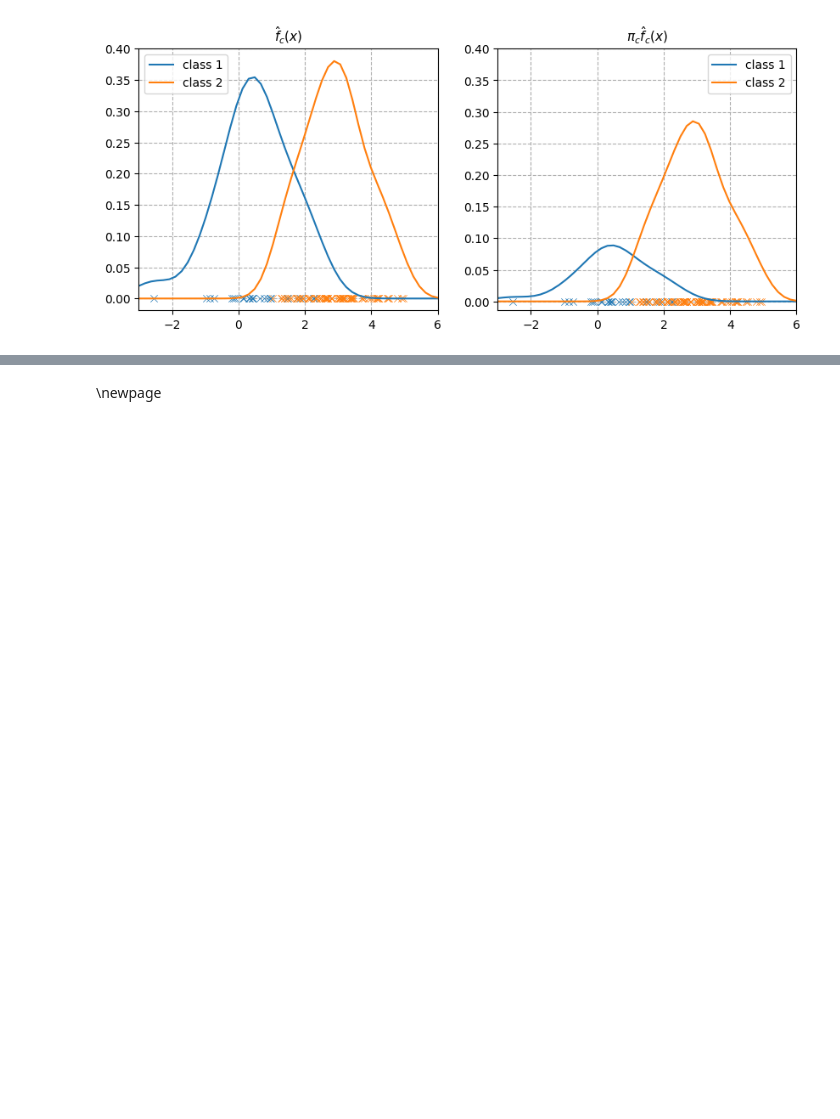
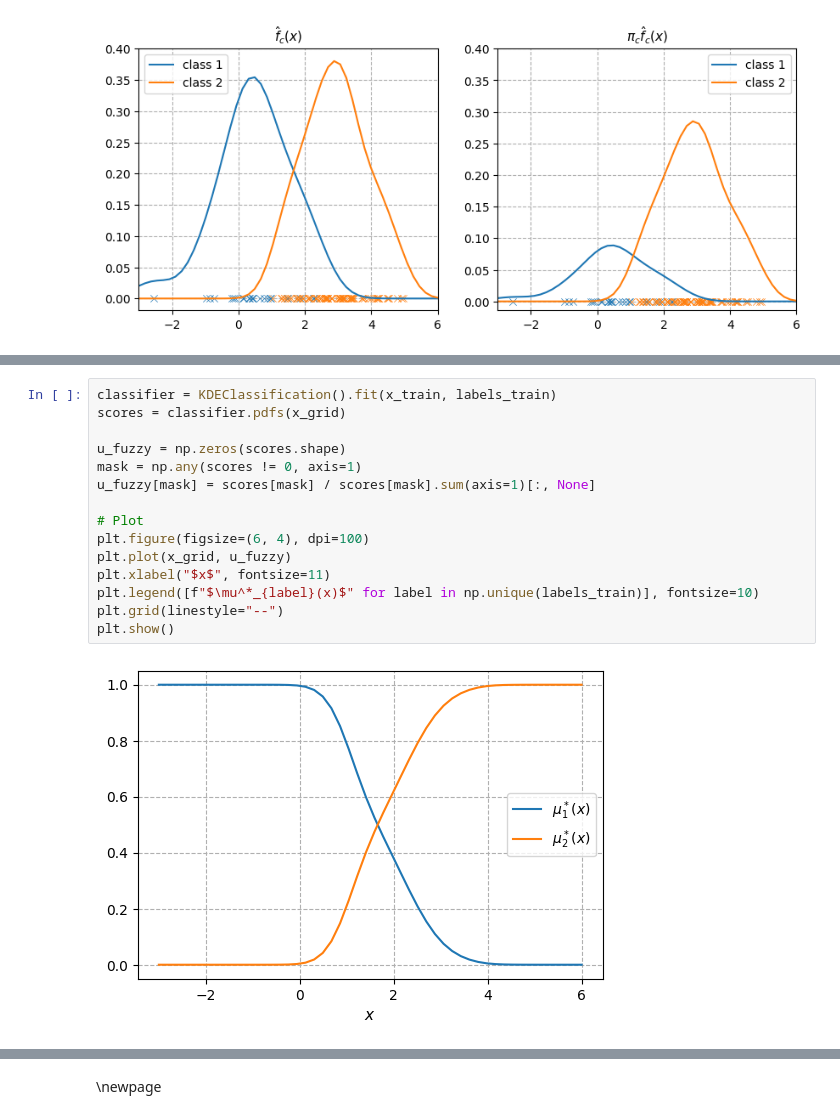
Before and after one commit to krystianfranus/kde-learn, a Jupyter notebook: notebooks/PhD_notes.ipynb, the cells around one changed output, grey strips where cells are left out. Cells and saved outputs as stored; diff of their text form; blank space fills up the shorter version.

```diff
--- a/notebooks/PhD_notes.ipynb
+++ b/notebooks/PhD_notes.ipynb
@@ -556,0 +583,17 @@ Dokładność na zbiorze treningowym: 93.000%
+# %%
+classifier = KDEClassification().fit(x_train, labels_train)
+scores = classifier.pdfs(x_grid)
+
+u_fuzzy = np.zeros(scores.shape)
+mask = np.any(scores != 0, axis=1)
+u_fuzzy[mask] = scores[mask] / scores[mask].sum(axis=1)[:, None]
+
+# Plot
+plt.figure(figsize=(6, 4), dpi=100)
+plt.plot(x_grid, u_fuzzy)
+plt.xlabel("$x$", fontsize=11)
+plt.legend([f"$\mu^*_{label}(x)$" for label in np.unique(labels_train)], fontsize=10)
+plt.grid(linestyle="--")
+plt.show()
+# %% [output]
+[figure, added]
```
Also changed, not shown: parts of 28 cells of this notebook, 13 other files.
